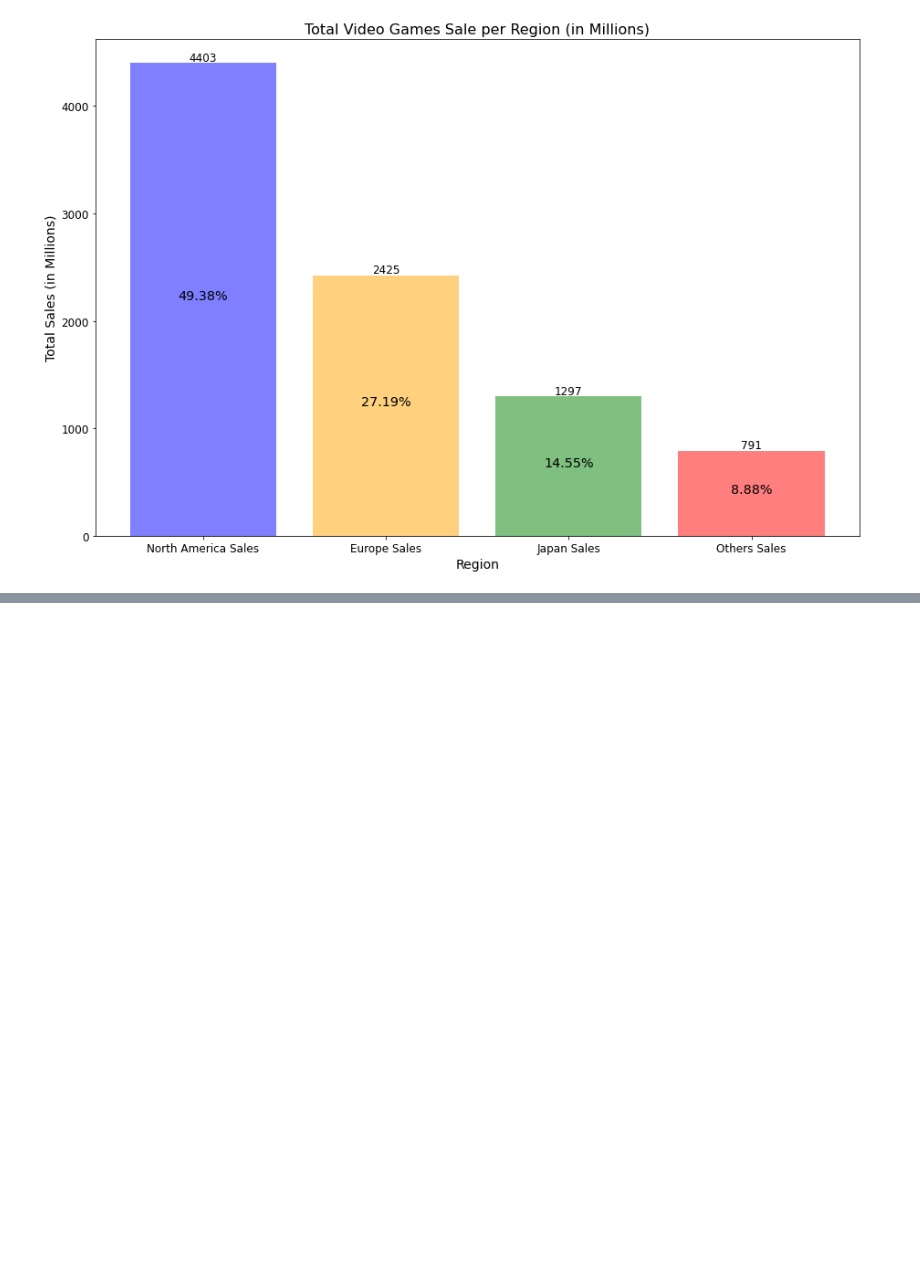
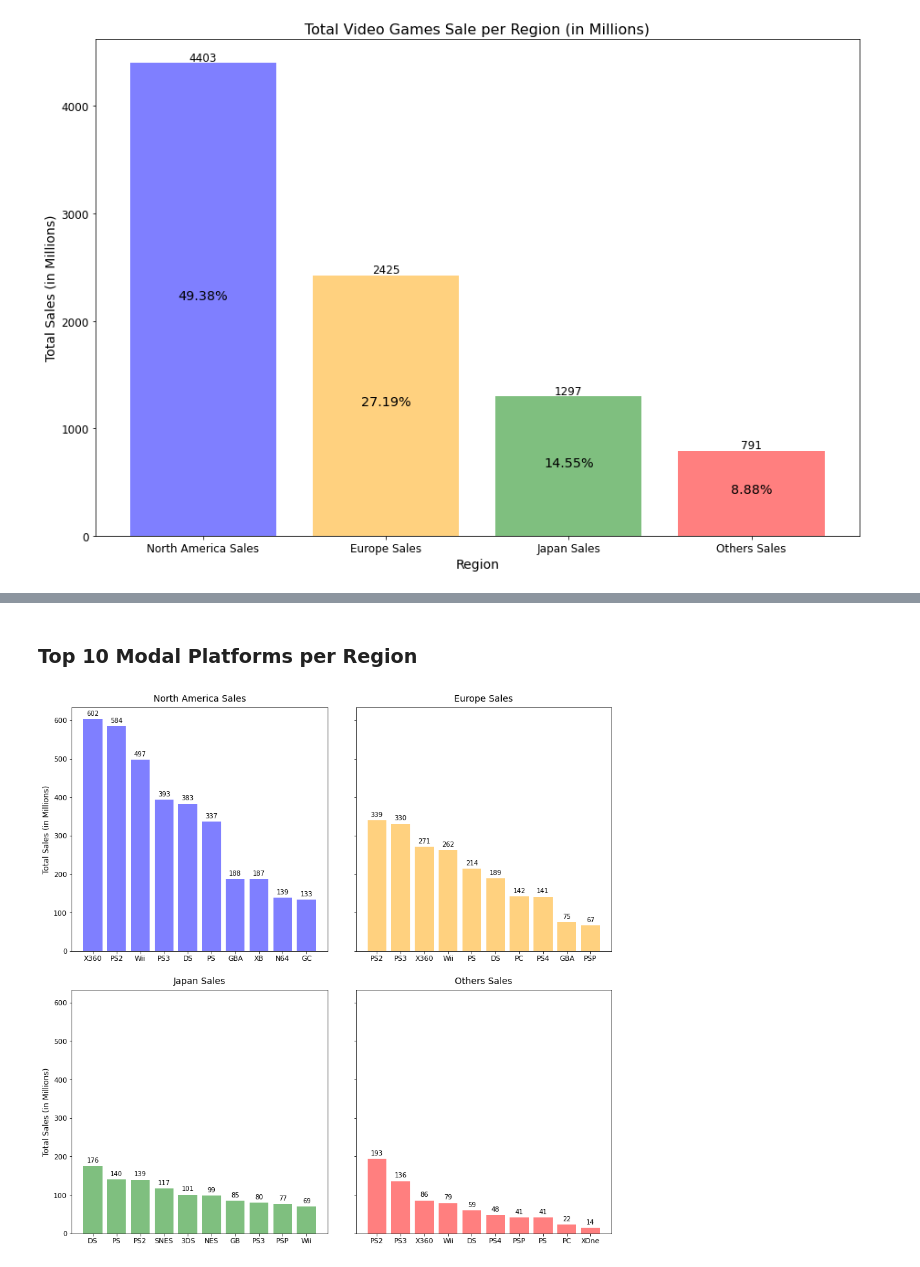
Before and after one commit to fvea/exploratory-data-analysis-video-games-sales, a Jupyter notebook: EDA on Video Games Sales.ipynb, the cells around one changed output, grey strips where cells are left out. Saved outputs shown, nothing was run; the diff lists cells and outputs as text; code cells hidden in the pictures; blank space fills up the shorter version.

```diff
--- a/EDA on Video Games Sales.ipynb
+++ b/EDA on Video Games Sales.ipynb
@@ -260,15 +267,23 @@ for i in region_sales_pct.index:
+# %% [markdown]
+### Top 10 Modal Platforms per Region
 # %%
 # What are the high selling platforms per region?
-grouped = vg_sales.groupby('Platform')[['NA_Sales', 'EU_Sales', 'JP_Sales', 'Other_Sales']]
+grouped = vg_sales.groupby('Platform')[['North America Sales', 'Europe Sales',
+                                        'Japan Sales', 'Others Sales']]
 res = grouped.agg('sum').T
-fig, axes = plt.subplots(2, 2, figsize=(18, 15))
+fig, axes = plt.subplots(2, 2, figsize=(15, 15), sharey=True)
 colors_region = ['blue', 'orange', 'green', 'red']
 for i in range(2):
     for j in range(2):
-        rec = res.iloc[i*2+j, :].sort_values()[-10:]
-        axes[i, j].barh(rec.index, rec.values, color=colors_region[i*2+j])
-        axes[i, j].set_title(rec.name, fontsize=16)
-        axes[i, j].set_xlabel('Total Sales', fontsize=14)
-        axes[i, j].tick_params(axis='x', labelsize=12)
-        axes[i, j].tick_params(axis='y', labelsize=12)
-fig.subplots_adjust(hspace=0.2, wspace=0.25)
+        idx = i*2+j
+        rec = res.iloc[idx, :].sort_values(ascending=False)[:10]
+        axes[i, j].bar(rec.index, rec.values, color=colors_region[idx], alpha=0.5)
+        axes[i, j].set_title(rec.name, fontsize=14, y=1.01)
+        if idx % 2 == 0:
+            axes[i, j].set_ylabel('Total Sales (in Millions)', fontsize=12)
+        axes[i, j].tick_params(axis='x', labelsize=11)
+        axes[i, j].tick_params(axis='y', labelsize=11)
+        add_bar_label(axes[i, j], rec, yincr=10)
+fig.subplots_adjust(hspace=0.16, wspace=0.11)
+# %% [output]
+[figure, added]
```
Also changed, not shown: parts of 3 cells of this notebook.
